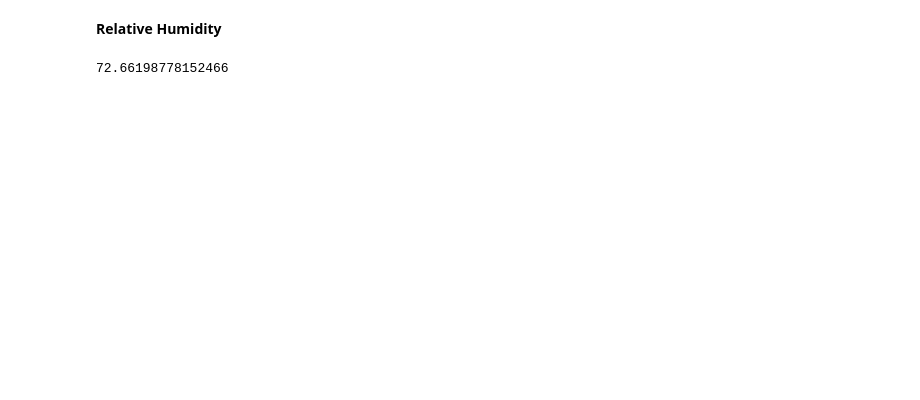
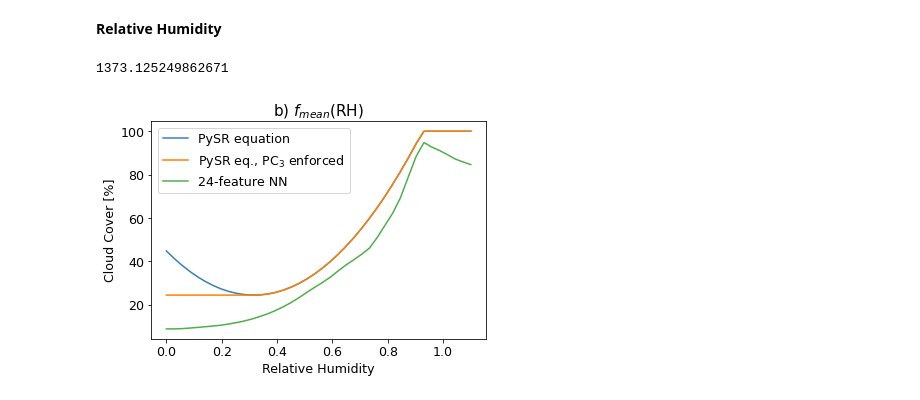
Before and after one commit to EyringMLClimateGroup/grundner23james_EquationDiscovery_CloudCover, a Jupyter notebook: sec6_physical_interpretation/pdp_plot_rh.ipynb, the cells around one changed output. Saved outputs shown, nothing was run; the diff lists cells and outputs as text; code cells hidden in the pictures; blank space fills up the shorter version.

```diff
--- a/sec6_physical_interpretation/pdp_plot_rh.ipynb
+++ b/sec6_physical_interpretation/pdp_plot_rh.ipynb
@@ -29,7 +29,7 @@ CB_color_cycle = ['#377eb8', '#ff7f00', '#4daf4a',
 matplotlib.use('PDF')
 # %%
 # Load data
-output_path = '~/my_work/icon-ml_data/cloud_cover_parameterization/neighborhood_based_SR_DYAMOND'
+output_path = os.environ['HOME'] + '/my_work/icon-ml_data/cloud_cover_parameterization/neighborhood_based_SR_DYAMOND'
 
 input_data = np.load(output_path + '/cloud_cover_input_dyamond.npy')
 output_data = np.load(output_path + '/cloud_area_output_dyamond.npy')
@@ -51,7 +51,7 @@ input_data = input_data[rand_int]
 output_data = output_data[rand_int]
 # %%
 # Scale data
-mean,std = read_mean_and_std('~/workspace_icon-ml/cloud_cover_parameterization/neighborhood_based_SR_DYAMOND/saved_models/cross_validation_neighborhood_based_sr_cl_area_fold_2.txt')
+mean,std = read_mean_and_std(os.environ['HOME'] + '/workspace_icon-ml/cloud_cover_parameterization/neighborhood_based_SR_DYAMOND/saved_models/cross_validation_neighborhood_based_sr_cl_area_fold_2.txt')
 
 input_data_scaled = (input_data - mean)/std
 
@@ -102,7 +102,7 @@ custom_objects = {}
 custom_objects['leaky_relu'] = nn.leaky_relu
 
 # SFS 24 (from workspace/cloud_cover_parameterization/neighborhood_based_SR_DYAMOND/saved_models/cross_validation_neighborhood_based_sr_cl_area_fold_2.h5)
-sfs_24_nn = load_model('~/workspace_icon-ml/cloud_cover_parameterization/neighborhood_based_SR_DYAMOND/saved_models/cross_validation_neighborhood_based_sr_cl_area_fold_2.h5', custom_objects)
+sfs_24_nn = load_model(os.environ['HOME'] + '/workspace_icon-ml/cloud_cover_parameterization/neighborhood_based_SR_DYAMOND/saved_models/cross_validation_neighborhood_based_sr_cl_area_fold_2.h5', custom_objects)
 
 def b(x):
     return np.minimum(np.maximum(x, 0), 100)
@@ -142,6 +148,12 @@ clw_std = np.mean(input_data[:, loc['clw']])
 rh_std = np.mean(input_data[:, loc['rh']])
 # %% [markdown]
 **Relative Humidity**
+# %%
+matplotlib.rcParams['legend.fontsize'] = 12.6
+matplotlib.rcParams['axes.labelsize'] = 12.6
+matplotlib.rcParams['axes.titlesize'] = 15.2
+matplotlib.rcParams['xtick.labelsize'] = 12.6
+matplotlib.rcParams['ytick.labelsize'] = 12.6
 # %%
 t0 = time.time()
 
@@ -154,36 +166,37 @@ rh_vals = np.linspace(np.min(input_data[:, loc['rh']]), 1.1, 40)
 output_sfs_nn_24 = []
 for rh in rh_vals:
     input_arr = np.expand_dims((np.mean(input_data, axis=0) - mean)/std, 0)
     input_arr[0, loc['rh']] = (rh - mean[loc['rh']])/std[loc['rh']]
     pred = b(sfs_24_nn.predict(input_arr))
     output_sfs_nn_24.append(pred)
 
 # To be able to save the numbers
 plot_values = {}
 plot_values['RH values'] = list(rh_vals)
 for eq_num in ['1', '1_mod', '4', '4_mod']:
     plot_values['pysr_EQ%s'%eq_num] = list(b(locals()['pysr_EQ%s'%eq_num](rh_vals, ta_mean, rh_z_mean, cli_mean, clw_mean)))
 plot_values['sfs_nn_24'] = list(np.float64(np.array(output_sfs_nn_24)[:,0,0]))
 # plot_values['data_mean'] = list(np.float64(output_mean_data))
 
 # plt.plot(rh_vals, plot_values['pysr_EQ1'], color=CB_color_cycle[0])
 # plt.plot(rh_vals, plot_values['pysr_EQ1_mod'], color=CB_color_cycle[1])
 plt.plot(rh_vals, plot_values['pysr_EQ4'], color=CB_color_cycle[0])
 plt.plot(rh_vals, plot_values['pysr_EQ4_mod'], color=CB_color_cycle[1])
 plt.plot(rh_vals, plot_values['sfs_nn_24'], color=CB_color_cycle[2])
 # plt.plot(rh_vals, plot_values['data_mean'], color='black')
 plt.title('b) $f_{mean}$(RH)')
 # plt.legend(['PySR equation', 'PySR eq., PC$_3$ enforced', 'SFS NN 24', 'DYAMOND cl_area'])
-plt.legend(['PySR equation', 'PySR eq., PC$_3$ enforced', 'SFS24 NN'])
+plt.legend(['PySR equation', 'PySR eq., PC$_3$ enforced', '24-feature NN'])
 plt.xlabel('Relative Humidity')
 plt.ylabel('Cloud Cover [%]')
 plt.savefig('RH_vs_cl_area_mod.pdf')
 
-# Restore default figsize
-plt.close()
-plt.clf()
-plt.figure()
+# # Restore default figsize
+# plt.close()
+# plt.clf()
+# plt.figure()
 
 time.time() - t0
 # %% [output]
-72.66198778152466
+1373.125249862671
+[figure, added]
```
Also changed, not shown: parts of 3 cells of this notebook, 8 other files.
